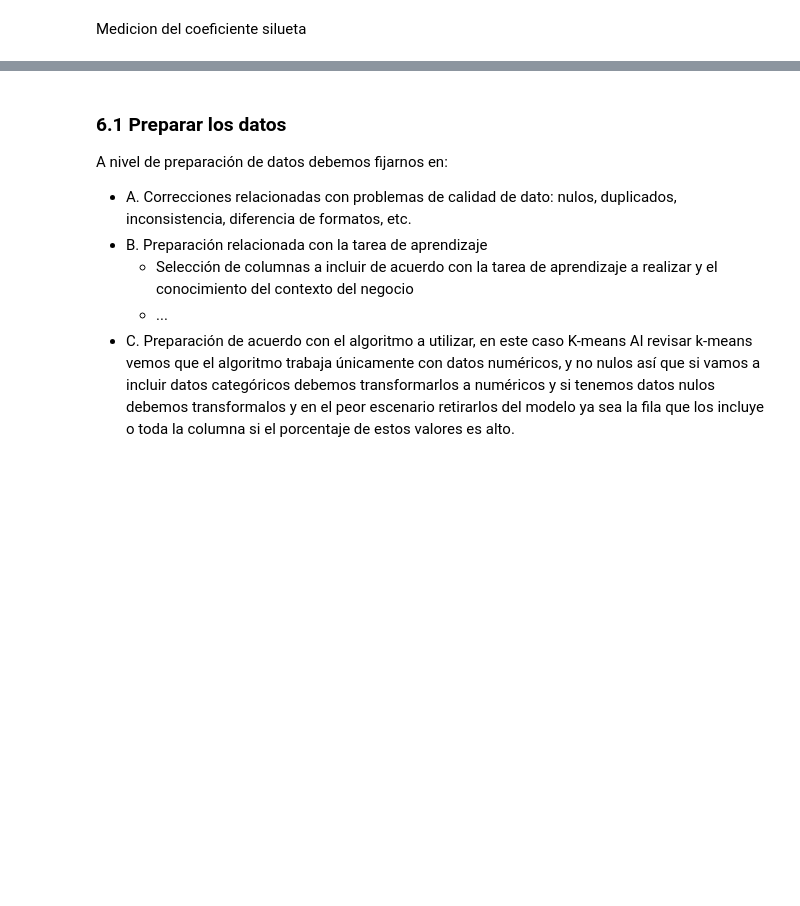
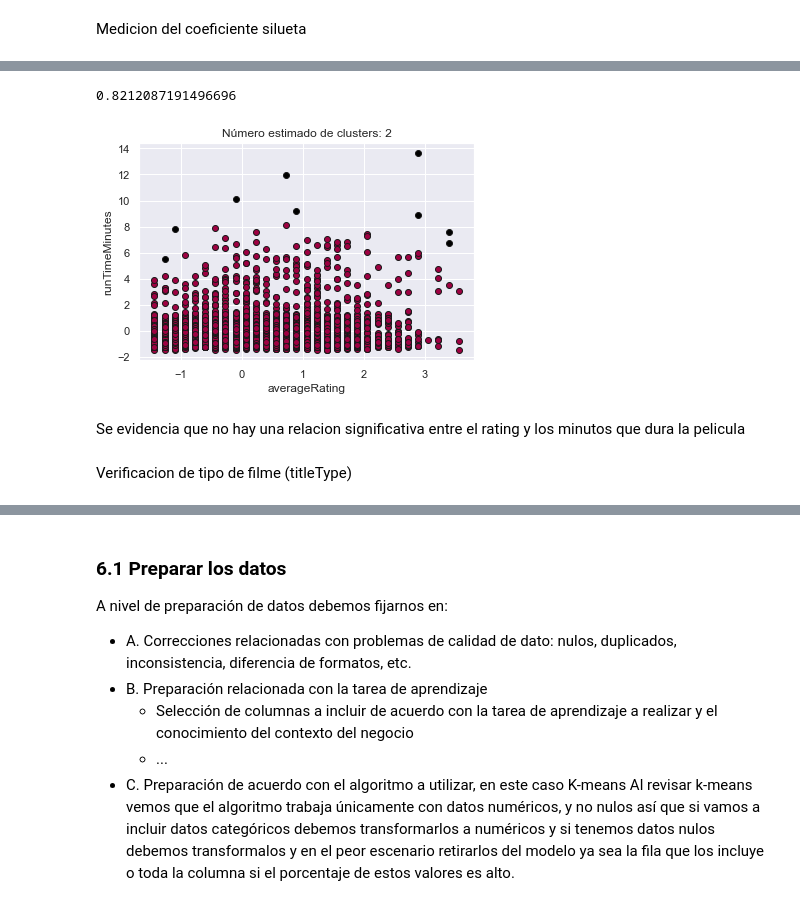
Before and after one commit to BI-Bernal-Diaz-Serrano/Lab1, a Jupyter notebook: main.ipynb, the cells around one changed output, grey strips where cells are left out. Saved outputs shown, nothing was run; the diff lists cells and outputs as text; code cells hidden in the pictures; blank space fills up the shorter version.

```diff
--- a/main.ipynb
+++ b/main.ipynb
@@ -787,0 +784,8 @@ plt.show()
+# %%
+scaler = StandardScaler()
+
+# Normalizar las columnas y actualizar el sub-DataFrame
+df_runTimeMinutes = pd.DataFrame(scaler.fit_transform(df_runTimeMinutes), columns=['averageRating', 'runtimeMinutes'])
+
+# Mostrar el DataFrame normalizado
+print(df_runTimeMinutes)
@@ -787,0 +809,13 @@ plt.show()
+# %%
+print(df_runTimeMinutes)
+dbscan = DBSCAN(eps=0.8, min_samples=5)
+dbscan.fit(df_runTimeMinutes)
+
+labels = dbscan.labels_
+
+# Number of clusters in labels, ignoring noise if present.
+n_clusters_ = len(set(labels)) - (1 if -1 in labels else 0)
+n_noise_ = list(labels).count(-1)
+
+print("Numero de cluster creado: %d" % n_clusters_)
+print("Puntos atipicos: %d" % n_noise_)
@@ -787,0 +839,35 @@ plt.show()
+# %%
+coeficienteSilueta = silhouette_score(df_runTimeMinutes, labels)
+print(coeficienteSilueta)
+# %% [output]
+0.8212087191496696
+# %%
+# Graficar los resultados
+unique_labels = set(labels)
+colors = [plt.cm.Spectral(each)
+          for each in np.linspace(0, 1, len(unique_labels))]
+
+for k, col in zip(unique_labels, colors):
+    if k == -1:
+        # Negro para valores atipicos.
+        col = [0, 0, 0, 1]
+
+    class_member_mask = (labels == k)
+
+    # Filtrar los puntos en df_moviesType_rating que pertenecen al cluster k
+    xy = df_runTimeMinutes[class_member_mask]
+
+    # Graficar los puntos de datos que son "núcleo"
+    plt.plot(xy['averageRating'], xy['runtimeMinutes'], 'o',
+             markerfacecolor=tuple(col), markeredgecolor='k', markersize=6)
+
+plt.title('Número estimado de clusters: %d' % len(unique_labels))
+plt.xlabel('averageRating')
+plt.ylabel('runTimeMinutes')
+plt.show()
+# %% [output]
+[figure, added]
+# %% [markdown]
+Se evidencia que no hay una relacion significativa entre el rating y los minutos que dura la pelicula
+# %% [markdown]
+Verificacion de tipo de filme (titleType)
```
Also changed, not shown: parts of 69 cells of this notebook.
